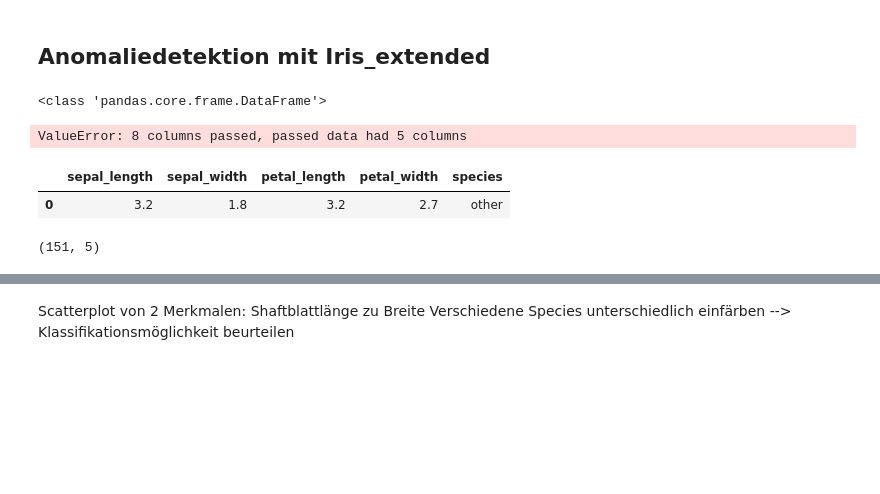
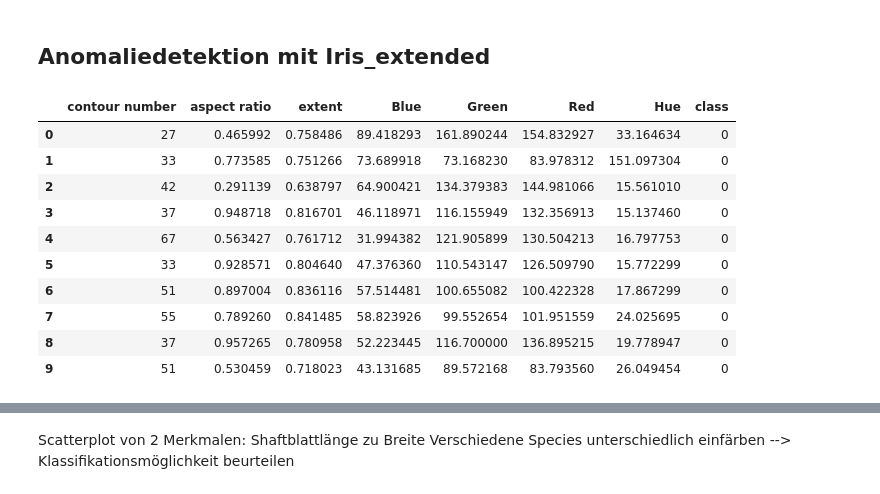
Before and after one commit to Hannes-Bornemann/KI_Gemuese, a Jupyter notebook: Michelle/Anomalie_Gemuese.ipynb, the cells around one changed output, grey strips where cells are left out. Cells and saved outputs as stored; diff of their text form; code cells hidden in the pictures; blank space fills up the shorter version.

```diff
--- a/Michelle/Anomalie_Gemuese.ipynb
+++ b/Michelle/Anomalie_Gemuese.ipynb
@@ -7,16 +7,17 @@ import matplotlib.pyplot as plt
 import sklearn
 # %%
 col_names = ['contour number', 'aspect ratio', 'extent', 'Blue', 'Green', 'Red', 'Hue', 'class']
-data = pd.read_csv("output.csv", skiprows=1, header=None, names=col_names)
+data = pd.read_csv("output_anomalie.csv", skiprows=1, header=None, names=col_names)
 data.head(10)
 # %% [output]
-<class 'pandas.core.frame.DataFrame'>
+|  | contour number | aspect ratio | extent | Blue | Green | Red | Hue | class |
+| 0 | 27 | 0.465992 | 0.758486 | 89.418293 | 161.890244 | 154.832927 | 33.164634 | 0 |
+| 1 | 33 | 0.773585 | 0.751266 | 73.689918 | 73.168230 | 83.978312 | 151.097304 | 0 |
+| 2 | 42 | 0.291139 | 0.638797 | 64.900421 | 134.379383 | 144.981066 | 15.561010 | 0 |
+| 3 | 37 | 0.948718 | 0.816701 | 46.118971 | 116.155949 | 132.356913 | 15.137460 | 0 |
+| 4 | 67 | 0.563427 | 0.761712 | 31.994382 | 121.905899 | 130.504213 | 16.797753 | 0 |
+| 5 | 33 | 0.928571 | 0.804640 | 47.376360 | 110.543147 | 126.509790 | 15.772299 | 0 |
+| 6 | 51 | 0.897004 | 0.836116 | 57.514481 | 100.655082 | 100.422328 | 17.867299 | 0 |
+| 7 | 55 | 0.789260 | 0.841485 | 58.823926 | 99.552654 | 101.951559 | 24.025695 | 0 |
+| 8 | 37 | 0.957265 | 0.780958 | 52.223445 | 116.700000 | 136.895215 | 19.778947 | 0 |
+| 9 | 51 | 0.530459 | 0.718023 | 43.131685 | 89.572168 | 83.793560 | 26.049454 | 0 |
-# %%
-zusatz = pd.DataFrame([[3.2,1.8,3.2,2.7,'other']],columns=['contour number', 'aspect ratio', 'extent', 'Blue', 'Green', 'Red', 'Hue', 'class'])
-# %% [output]
-ValueError: 8 columns passed, passed data had 5 columns
-# %%
-zusatz.head()
-# %% [output]
-|  | sepal_length | sepal_width | petal_length | petal_width | species |
-| 0 | 3.2 | 1.8 | 3.2 | 2.7 | other |
@@ -28,4 +23,0 @@ iris_df_ext = pd.concat([iris_df, zusatz], ignore_index=True)
-# %%
-iris_df_ext.shape
-# %% [output]
-(151, 5)
```
Also changed, not shown: parts of 25 cells of this notebook, 5 other files.
